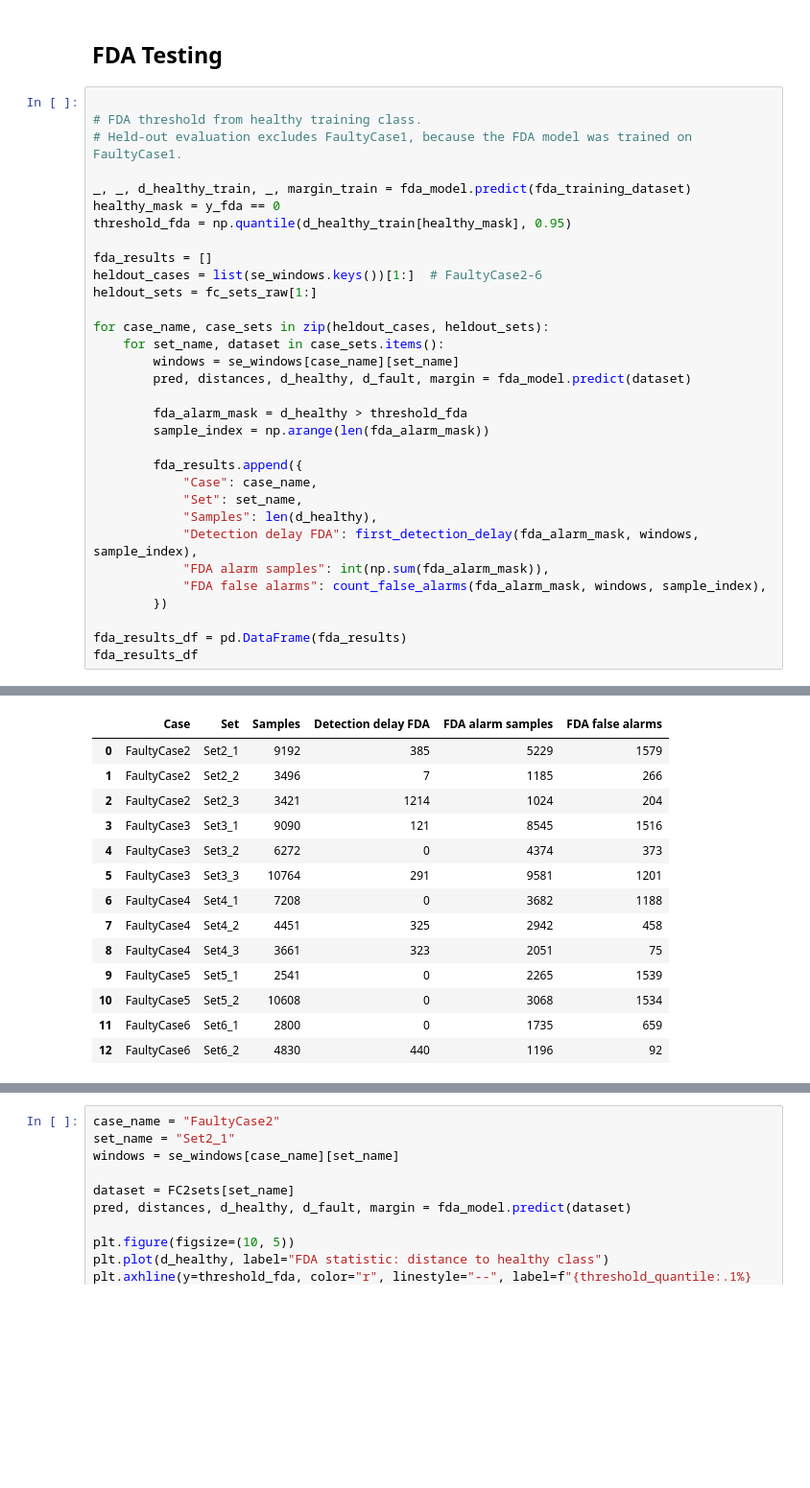
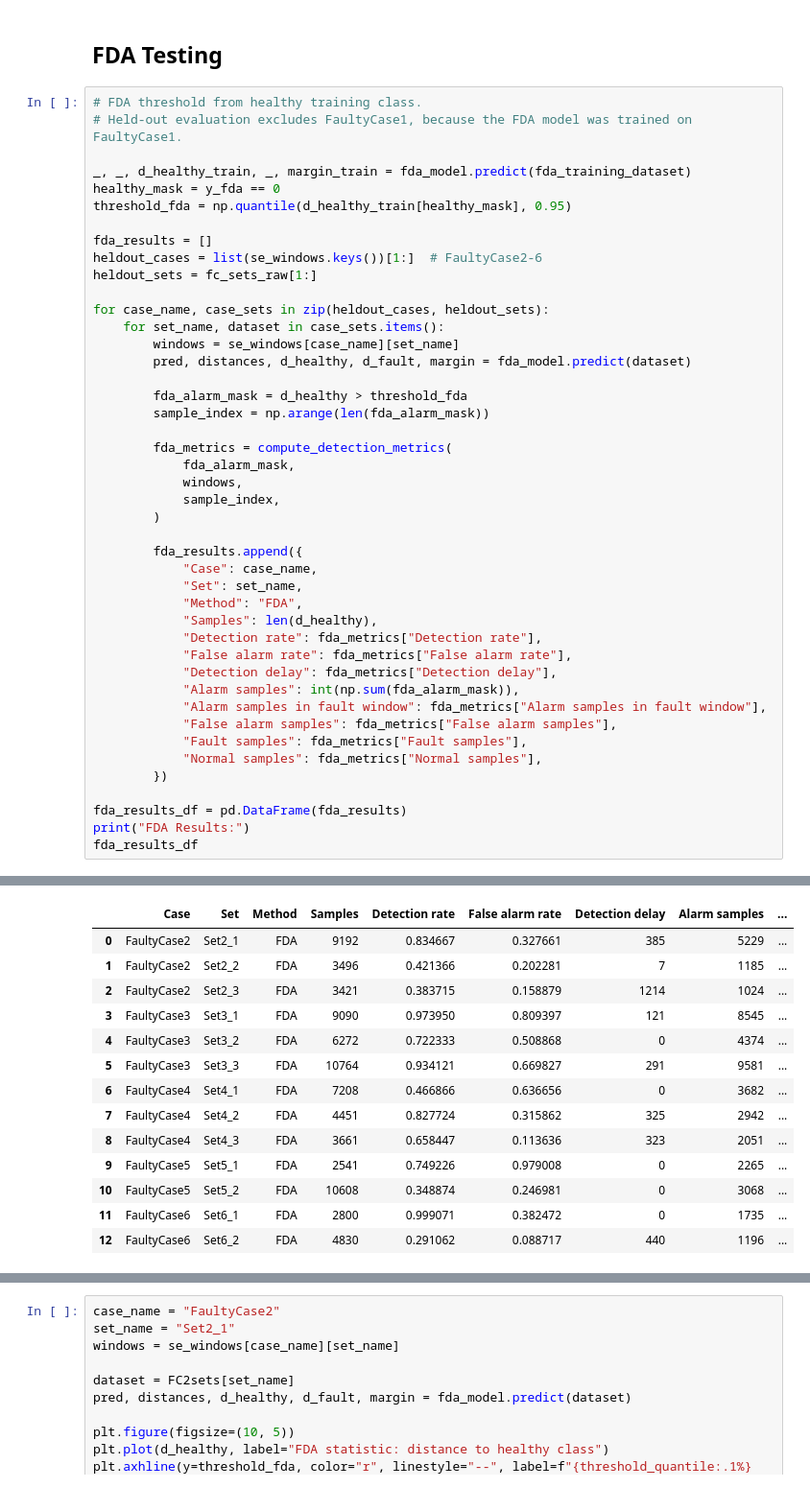
Before and after one commit to PeterAndersen-sdu/Fault-detection-project, a Jupyter notebook: main_with_scree_cumulative_variance_metrics.ipynb, the cells around one changed output, grey strips where cells are left out. Shown at 96% size. Drawn from its saved outputs; the diff is of its cells as text; blank space fills up the shorter version.

```diff
--- a/main_with_scree_cumulative_variance.ipynb
+++ b/main_with_scree_cumulative_variance_metrics.ipynb
@@ -920,7 +1013,6 @@ DPCA Results:
 # %% [markdown]
 ## FDA Testing
 # %%
-
 # FDA threshold from healthy training class.
 # Held-out evaluation excludes FaultyCase1, because the FDA model was trained on FaultyCase1.
 
@@ -940,15 +1032,28 @@ for case_name, case_sets in zip(heldout_cases, heldout_sets):
         fda_alarm_mask = d_healthy > threshold_fda
         sample_index = np.arange(len(fda_alarm_mask))
 
+        fda_metrics = compute_detection_metrics(
+            fda_alarm_mask,
+            windows,
+            sample_index,
+        )
+
         fda_results.append({
             "Case": case_name,
             "Set": set_name,
+            "Method": "FDA",
             "Samples": len(d_healthy),
-            "Detection delay FDA": first_detection_delay(fda_alarm_mask, windows, sample_index),
-            "FDA alarm samples": int(np.sum(fda_alarm_mask)),
-            "FDA false alarms": count_false_alarms(fda_alarm_mask, windows, sample_index),
+            "Detection rate": fda_metrics["Detection rate"],
+            "False alarm rate": fda_metrics["False alarm rate"],
+            "Detection delay": fda_metrics["Detection delay"],
+            "Alarm samples": int(np.sum(fda_alarm_mask)),
+            "Alarm samples in fault window": fda_metrics["Alarm samples in fault window"],
+            "False alarm samples": fda_metrics["False alarm samples"],
+            "Fault samples": fda_metrics["Fault samples"],
+            "Normal samples": fda_metrics["Normal samples"],
         })
 
 fda_results_df = pd.DataFrame(fda_results)
+print("FDA Results:")
 fda_results_df
 # %% [output]
@@ -955,14 +1061,14 @@ fda_results_df
-|  | Case | Set | Samples | Detection delay FDA | FDA alarm samples | FDA false alarms |
-| 0 | FaultyCase2 | Set2_1 | 9192 | 385 | 5229 | 1579 |
-| 1 | FaultyCase2 | Set2_2 | 3496 | 7 | 1185 | 266 |
-| 2 | FaultyCase2 | Set2_3 | 3421 | 1214 | 1024 | 204 |
-| 3 | FaultyCase3 | Set3_1 | 9090 | 121 | 8545 | 1516 |
-| 4 | FaultyCase3 | Set3_2 | 6272 | 0 | 4374 | 373 |
-| 5 | FaultyCase3 | Set3_3 | 10764 | 291 | 9581 | 1201 |
-| 6 | FaultyCase4 | Set4_1 | 7208 | 0 | 3682 | 1188 |
-| 7 | FaultyCase4 | Set4_2 | 4451 | 325 | 2942 | 458 |
-| 8 | FaultyCase4 | Set4_3 | 3661 | 323 | 2051 | 75 |
-| 9 | FaultyCase5 | Set5_1 | 2541 | 0 | 2265 | 1539 |
-| 10 | FaultyCase5 | Set5_2 | 10608 | 0 | 3068 | 1534 |
-| 11 | FaultyCase6 | Set6_1 | 2800 | 0 | 1735 | 659 |
-| 12 | FaultyCase6 | Set6_2 | 4830 | 440 | 1196 | 92 |
+|  | Case | Set | Method | Samples | Detection rate | False alarm rate | Detection delay | Alarm samples | ... |
+| 0 | FaultyCase2 | Set2_1 | FDA | 9192 | 0.834667 | 0.327661 | 385 | 5229 | ... |
+| 1 | FaultyCase2 | Set2_2 | FDA | 3496 | 0.421366 | 0.202281 | 7 | 1185 | ... |
+| 2 | FaultyCase2 | Set2_3 | FDA | 3421 | 0.383715 | 0.158879 | 1214 | 1024 | ... |
+| 3 | FaultyCase3 | Set3_1 | FDA | 9090 | 0.973950 | 0.809397 | 121 | 8545 | ... |
+| 4 | FaultyCase3 | Set3_2 | FDA | 6272 | 0.722333 | 0.508868 | 0 | 4374 | ... |
+| 5 | FaultyCase3 | Set3_3 | FDA | 10764 | 0.934121 | 0.669827 | 291 | 9581 | ... |
+| 6 | FaultyCase4 | Set4_1 | FDA | 7208 | 0.466866 | 0.636656 | 0 | 3682 | ... |
+| 7 | FaultyCase4 | Set4_2 | FDA | 4451 | 0.827724 | 0.315862 | 325 | 2942 | ... |
+| 8 | FaultyCase4 | Set4_3 | FDA | 3661 | 0.658447 | 0.113636 | 323 | 2051 | ... |
+| 9 | FaultyCase5 | Set5_1 | FDA | 2541 | 0.749226 | 0.979008 | 0 | 2265 | ... |
+| 10 | FaultyCase5 | Set5_2 | FDA | 10608 | 0.348874 | 0.246981 | 0 | 3068 | ... |
+| 11 | FaultyCase6 | Set6_1 | FDA | 2800 | 0.999071 | 0.382472 | 0 | 1735 | ... |
+| 12 | FaultyCase6 | Set6_2 | FDA | 4830 | 0.291062 | 0.088717 | 440 | 1196 | ... |
```
Also changed, not shown: parts of 6 cells of this notebook.
